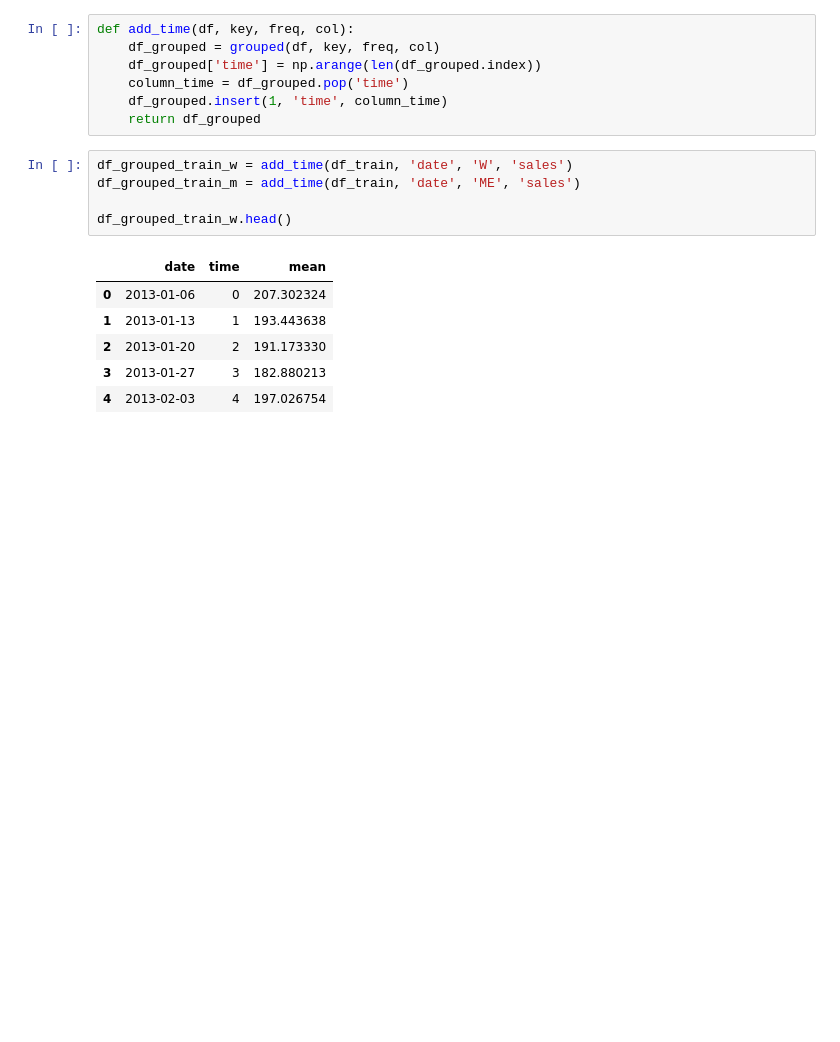
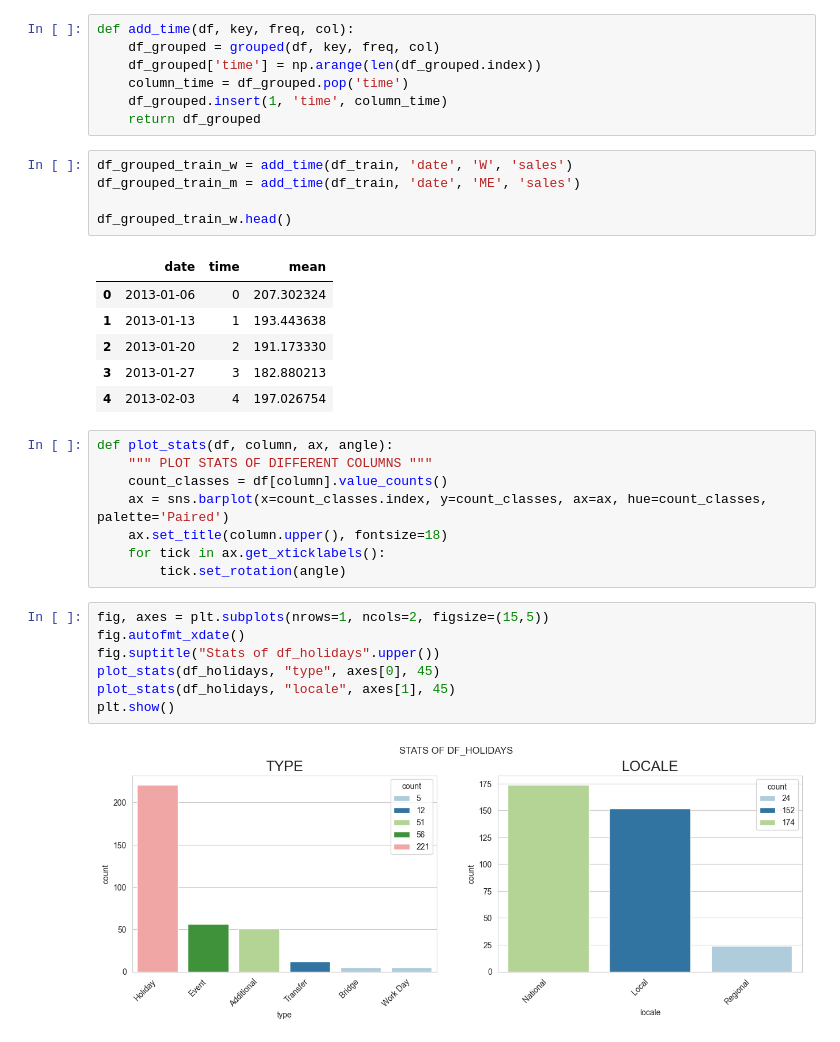
Before and after one commit to NasdormML/Store_Sales_Forecasting, a Jupyter notebook: Fmodel.ipynb, the cells around one changed output. Cells and saved outputs as stored; diff of their text form; blank space fills up the shorter version.

```diff
--- a/Fmodel.ipynb
+++ b/Fmodel.ipynb
@@ -137,3 +137,20 @@ df_grouped_train_w.head()
 | 2 | 2013-01-20 | 2 | 191.173330 |
 | 3 | 2013-01-27 | 3 | 182.880213 |
 | 4 | 2013-02-03 | 4 | 197.026754 |
+# %%
+def plot_stats(df, column, ax, angle):
+    """ PLOT STATS OF DIFFERENT COLUMNS """
+    count_classes = df[column].value_counts()
+    ax = sns.barplot(x=count_classes.index, y=count_classes, ax=ax, hue=count_classes, palette='Paired')
+    ax.set_title(column.upper(), fontsize=18)
+    for tick in ax.get_xticklabels():
+        tick.set_rotation(angle)
+# %%
+fig, axes = plt.subplots(nrows=1, ncols=2, figsize=(15,5))
+fig.autofmt_xdate()
+fig.suptitle("Stats of df_holidays".upper())
+plot_stats(df_holidays, "type", axes[0], 45)
+plot_stats(df_holidays, "locale", axes[1], 45)
+plt.show()
+# %% [output]
+[figure, added]
```
Also changed, not shown: parts of 4 cells of this notebook.
